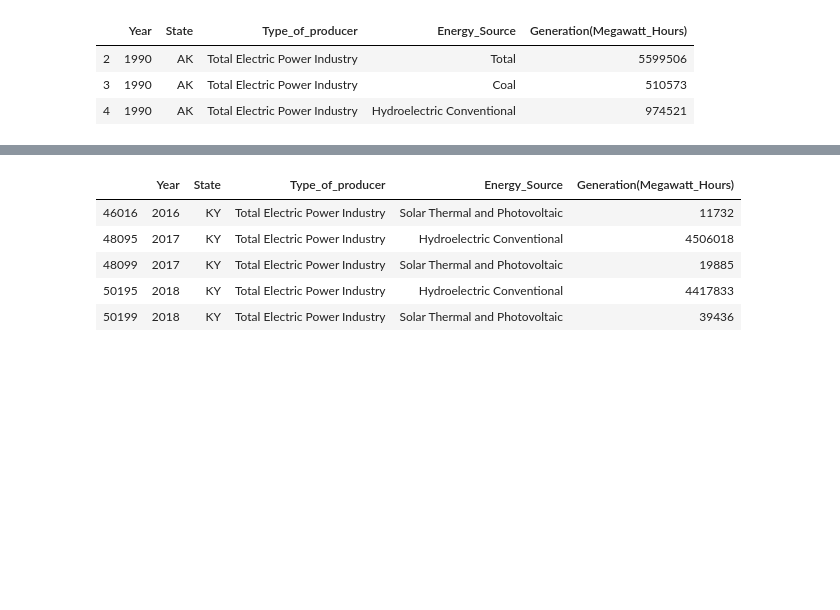
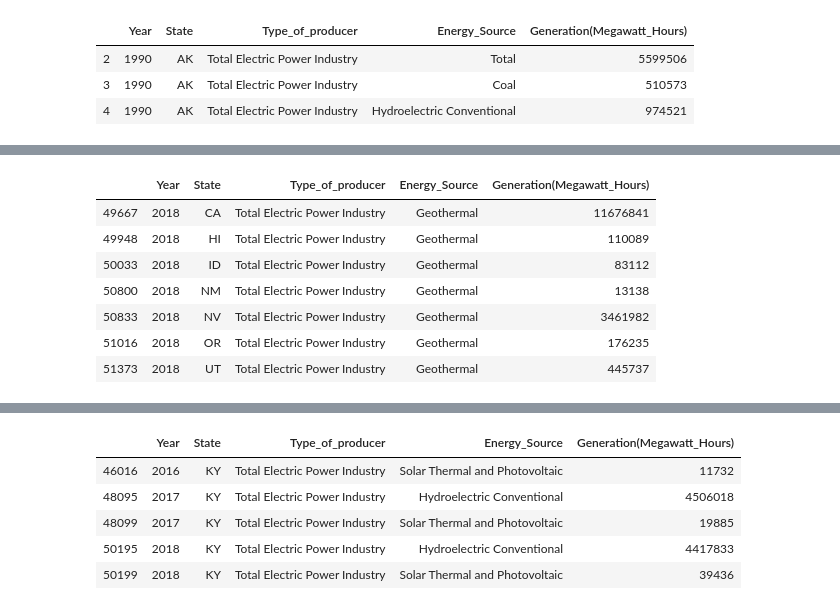
Before and after one commit to Bourbonplaytime/Renewable_energy, a Jupyter notebook: Renewable_energy.ipynb, the cells around one changed output, grey strips where cells are left out. Drawn from its saved outputs; the diff is of its cells as text; code cells hidden in the pictures; blank space fills up the shorter version.

Commit message:
Creation of choropleth charts for US by state including a function to generate the dataframe objects

```diff
--- a/Renewable_energy.ipynb
+++ b/Renewable_energy.ipynb
@@ -53,0 +61,8 @@ by_state.head(3)
+# %%
+#Creation of a function to generate custom dataframe objects
+
+def st_df_object(source, year):
+    results = (by_state['Energy_Source'] == source) & (by_state['Type_of_producer'] ==
+            "Total Electric Power Industry") & (by_state['Year'] == year)
+    results = by_state[results]
+    return results
@@ -53,0 +172,19 @@ by_state.head(3)
+# %%
+#Filtering for Geothermal
+
+st_geo = st_df_object('Geothermal', 2018)
+
+#Dropping US total column
+
+st_geo = st_geo.drop(index=51299)
+
+st_geo
+# %% [output]
+|  | Year | State | Type_of_producer | Energy_Source | Generation(Megawatt_Hours) |
+| 49667 | 2018 | CA | Total Electric Power Industry | Geothermal | 11676841 |
+| 49948 | 2018 | HI | Total Electric Power Industry | Geothermal | 110089 |
+| 50033 | 2018 | ID | Total Electric Power Industry | Geothermal | 83112 |
+| 50800 | 2018 | NM | Total Electric Power Industry | Geothermal | 13138 |
+| 50833 | 2018 | NV | Total Electric Power Industry | Geothermal | 3461982 |
+| 51016 | 2018 | OR | Total Electric Power Industry | Geothermal | 176235 |
+| 51373 | 2018 | UT | Total Electric Power Industry | Geothermal | 445737 |
```
Also changed, not shown: parts of 9 cells of this notebook.
